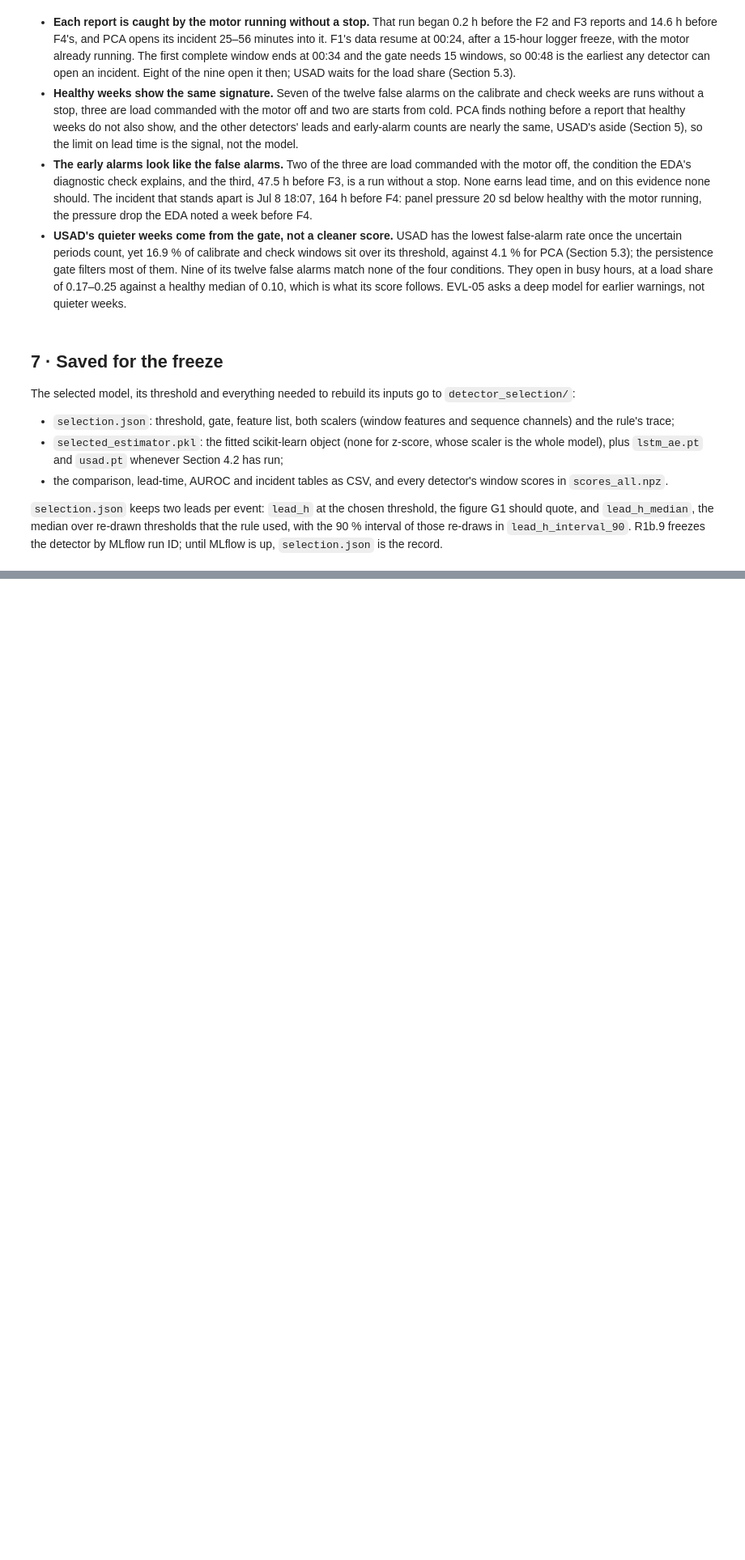
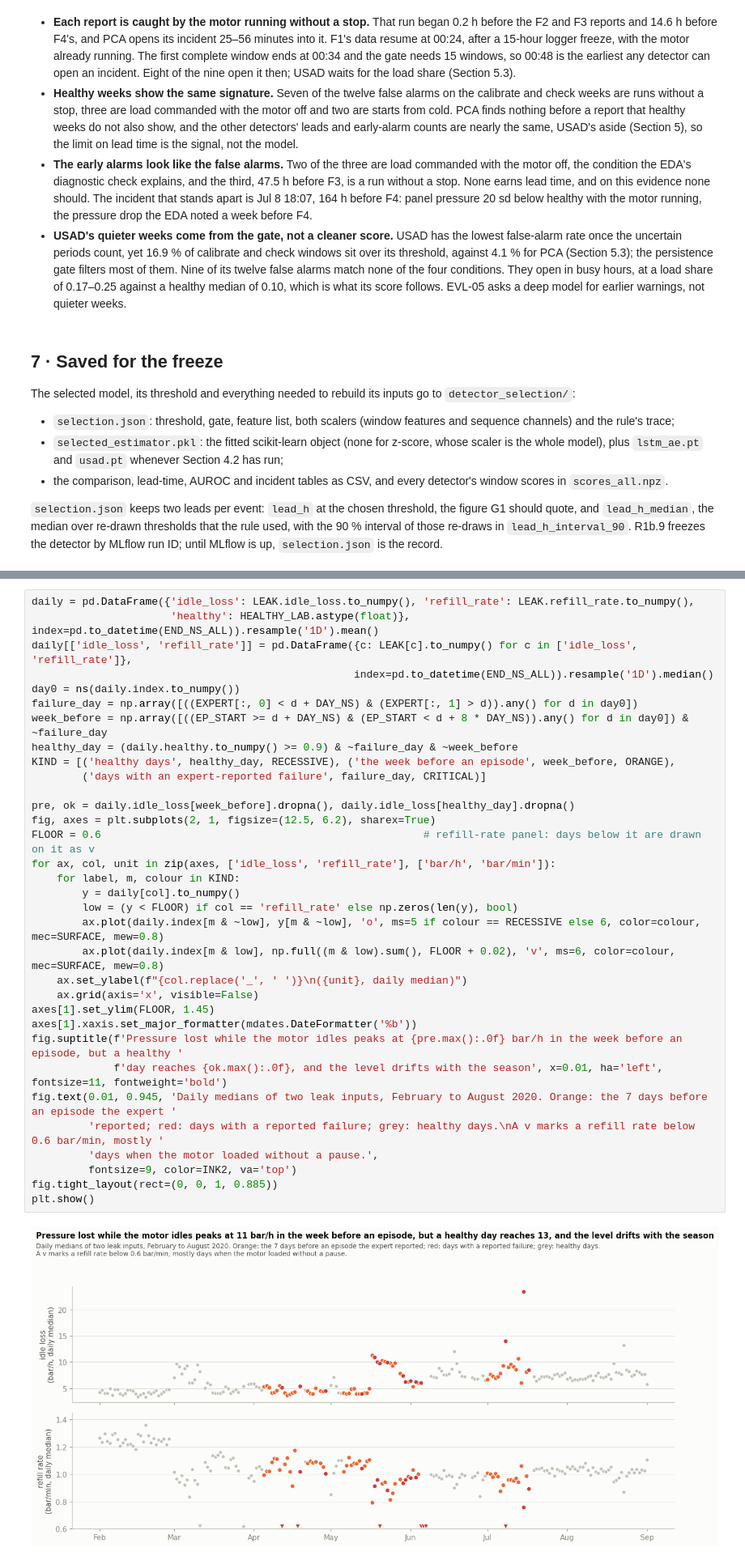
Before and after one commit to roshcs-mpsai/PdM-Agent, a Jupyter notebook: notebooks/detector_selection.ipynb, the cells around one changed output, grey strips where cells are left out. Shown at 81% size. Cells and saved outputs as stored; diff of their text form; blank space fills up the shorter version.

```diff
--- a/notebooks/detector_selection.ipynb
+++ b/notebooks/detector_selection.ipynb
@@ -1581,0 +2602,35 @@ saved: auroc.csv, comparison.csv, incidents_healthy_weeks.csv, incidents_test_bl
+# %%
+daily = pd.DataFrame({'idle_loss': LEAK.idle_loss.to_numpy(), 'refill_rate': LEAK.refill_rate.to_numpy(),
+                      'healthy': HEALTHY_LAB.astype(float)}, index=pd.to_datetime(END_NS_ALL)).resample('1D').mean()
+daily[['idle_loss', 'refill_rate']] = pd.DataFrame({c: LEAK[c].to_numpy() for c in ['idle_loss', 'refill_rate']},
+                                                   index=pd.to_datetime(END_NS_ALL)).resample('1D').median()
+day0 = ns(daily.index.to_numpy())
+failure_day = np.array([((EXPERT[:, 0] < d + DAY_NS) & (EXPERT[:, 1] > d)).any() for d in day0])
+week_before = np.array([((EP_START >= d + DAY_NS) & (EP_START < d + 8 * DAY_NS)).any() for d in day0]) & ~failure_day
+healthy_day = (daily.healthy.to_numpy() >= 0.9) & ~failure_day & ~week_before
+KIND = [('healthy days', healthy_day, RECESSIVE), ('the week before an episode', week_before, ORANGE),
+        ('days with an expert-reported failure', failure_day, CRITICAL)]
+
+pre, ok = daily.idle_loss[week_before].dropna(), daily.idle_loss[healthy_day].dropna()
+fig, axes = plt.subplots(2, 1, figsize=(12.5, 6.2), sharex=True)
+FLOOR = 0.6                                                   # refill-rate panel: days below it are drawn on it as v
+for ax, col, unit in zip(axes, ['idle_loss', 'refill_rate'], ['bar/h', 'bar/min']):
+    for label, m, colour in KIND:
+        y = daily[col].to_numpy()
+        low = (y < FLOOR) if col == 'refill_rate' else np.zeros(len(y), bool)
+        ax.plot(daily.index[m & ~low], y[m & ~low], 'o', ms=5 if colour == RECESSIVE else 6, color=colour, mec=SURFACE, mew=0.8)
+        ax.plot(daily.index[m & low], np.full((m & low).sum(), FLOOR + 0.02), 'v', ms=6, color=colour, mec=SURFACE, mew=0.8)
+    ax.set_ylabel(f"{col.replace('_', ' ')}\n({unit}, daily median)")
+    ax.grid(axis='x', visible=False)
+axes[1].set_ylim(FLOOR, 1.45)
+axes[1].xaxis.set_major_formatter(mdates.DateFormatter('%b'))
+fig.suptitle(f'Pressure lost while the motor idles peaks at {pre.max():.0f} bar/h in the week before an episode, but a healthy '
+             f'day reaches {ok.max():.0f}, and the level drifts with the season', x=0.01, ha='left', fontsize=11, fontweight='bold')
+fig.text(0.01, 0.945, 'Daily medians of two leak inputs, February to August 2020. Orange: the 7 days before an episode the expert '
+         'reported; red: days with a reported failure; grey: healthy days.\nA v marks a refill rate below 0.6 bar/min, mostly '
+         'days when the motor loaded without a pause.',
+         fontsize=9, color=INK2, va='top')
+fig.tight_layout(rect=(0, 0, 1, 0.885))
+plt.show()
+# %% [output]
+[figure, added]
```
Also changed, not shown: parts of 40 cells of this notebook.
